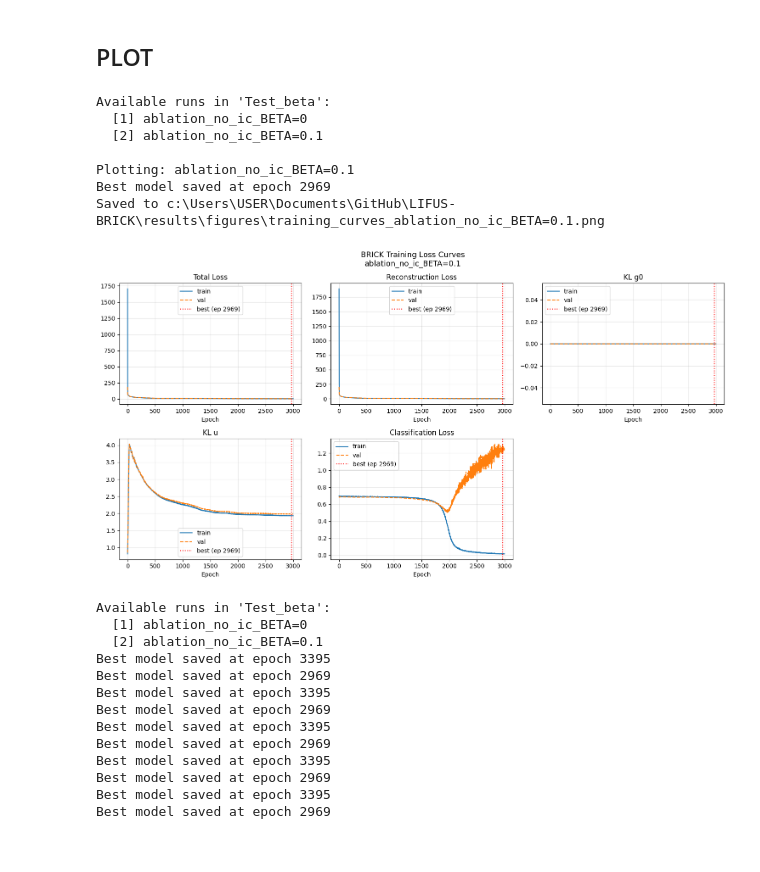
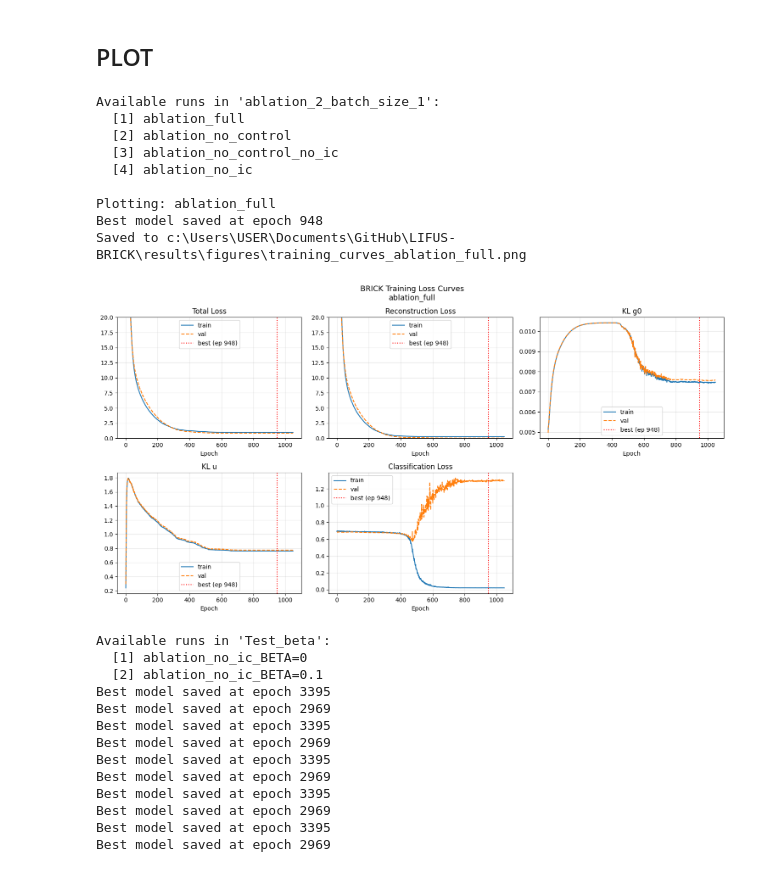
Before and after one commit to nadegeooo/LIFUS-BRICK, a Jupyter notebook: analysis/model_inspection.ipynb, the cells around one changed output. Cells and saved outputs as stored; diff of their text form; code cells hidden in the pictures.

```diff
--- a/analysis/model_inspection.ipynb
+++ b/analysis/model_inspection.ipynb
@@ -66,7 +66,7 @@ def load_csv(csv_path: Path) -> dict:
 
 def load_best_epoch(csv_path: Path) -> int | None:
     """Load the best epoch from the checkpoint in the same directory."""
-    checkpoint_path = csv_path.parent / "best_model.pt"
+    checkpoint_path = csv_path.parent / "best_model_cls_preoverfit.pt"
     if checkpoint_path.exists():
         checkpoint = torch.load(checkpoint_path, map_location="cpu")
         best_epoch = checkpoint["epoch"]
@@ -76,17 +76,20 @@ def load_best_epoch(csv_path: Path) -> int | None:
     return None
 
 
-def plot_curves(data: dict, best_epoch: int | None, run_name: str, out_path: Path):
+def plot_curves(data: dict, best_epoch: int | None, run_name: str, out_path: Path,
+                 y_max: float | None = None):
     """Plot all loss curves and save to file."""
     epochs = data["epochs"]
 
-    def plot(ax, title, train, val=None):
+    def plot(ax, title, train, val=None, apply_ymax=False):
         ax.plot(epochs, train, label="train", linewidth=1.5)
         if val is not None:
             ax.plot(epochs, val, label="val", linewidth=1.5, linestyle="--")
         if best_epoch is not None:
             ax.axvline(x=best_epoch, color='red', linestyle=':', linewidth=1.5,
                        label=f"best (ep {best_epoch})")
+        if apply_ymax and y_max is not None:
+            ax.set_ylim(0, y_max)
         ax.set_title(title)
         ax.set_xlabel("Epoch")
         ax.legend()
@@ -95,8 +98,8 @@ def plot_curves(data: dict, best_epoch: int | None, run_name: str, out_path: Pat
     fig, axes = plt.subplots(2, 3, figsize=(15, 8))
     fig.suptitle(f"BRICK Training Loss Curves\n{run_name}", fontsize=13)
 
-    plot(axes[0, 0], "Total Loss",          data["train_total"],  data["val_total"])
-    plot(axes[0, 1], "Reconstruction Loss", data["train_recon"],  data["val_recon"])
+    plot(axes[0, 0], "Total Loss",          data["train_total"],  data["val_total"],  apply_ymax=True)
+    plot(axes[0, 1], "Reconstruction Loss", data["train_recon"],  data["val_recon"],  apply_ymax=True)
     plot(axes[0, 2], "KL g0",               data["train_kl_g0"],  data["val_kl_g0"])
     plot(axes[1, 0], "KL u",                data["train_kl_u"],   data["val_kl_u"])
     plot(axes[1, 1], "Classification Loss", data["train_cls"],    data["val_cls"])
@@ -143,29 +146,31 @@ def plot_ablation(results_root: Path, subfolder: str, out_path: Path):
 # %% [markdown]
 ## PLOT
 # %%
-TRAIN_NUMBER = 0  # <-- change this
-SUBFOLDER = "Test_beta"  # e.g. "sweep_1", "ablation_BETA=0", or None for root
+TRAIN_NUMBER = 1  # <-- change this
+SUBFOLDER = "ablation_2_batch_size_1"  # e.g. "sweep_1", "ablation_BETA=0", or None for root
 
 results_root = ROOT_DIR / "results" / "training"
 
 csv_files  = list_runs(results_root, subfolder=SUBFOLDER)
 csv_path   = csv_files[TRAIN_NUMBER - 1]
 print(f"\nPlotting: {csv_path.parent.name}")
 
 data       = load_csv(csv_path)
 best_epoch = load_best_epoch(csv_path)
 out_path   = ROOT_DIR / "results" / "figures" / f"training_curves_{csv_path.parent.name}.png"
 
-plot_curves(data, best_epoch, csv_path.parent.name, out_path)
+plot_curves(data, best_epoch, csv_path.parent.name, out_path, y_max=20)
 # %% [output]
-Available runs in 'Test_beta':
-  [1] ablation_no_ic_BETA=0
-  [2] ablation_no_ic_BETA=0.1
+Available runs in 'ablation_2_batch_size_1':
+  [1] ablation_full
+  [2] ablation_no_control
+  [3] ablation_no_control_no_ic
+  [4] ablation_no_ic
 
-Plotting: ablation_no_ic_BETA=0.1
-Best model saved at epoch 2969
-Saved to c:\Users\USER\Documents\GitHub\LIFUS-BRICK\results\figures\training_curves_ablation_no_ic_BETA=0.1.png
+Plotting: ablation_full
+Best model saved at epoch 948
+Saved to c:\Users\USER\Documents\GitHub\LIFUS-BRICK\results\figures\training_curves_ablation_full.png
-[figure, old version]
+[figure, new version]
 # %%
 #DO WE USE BETA
 
```
Also changed, not shown: parts of 2 cells of this notebook, 12 other files.
